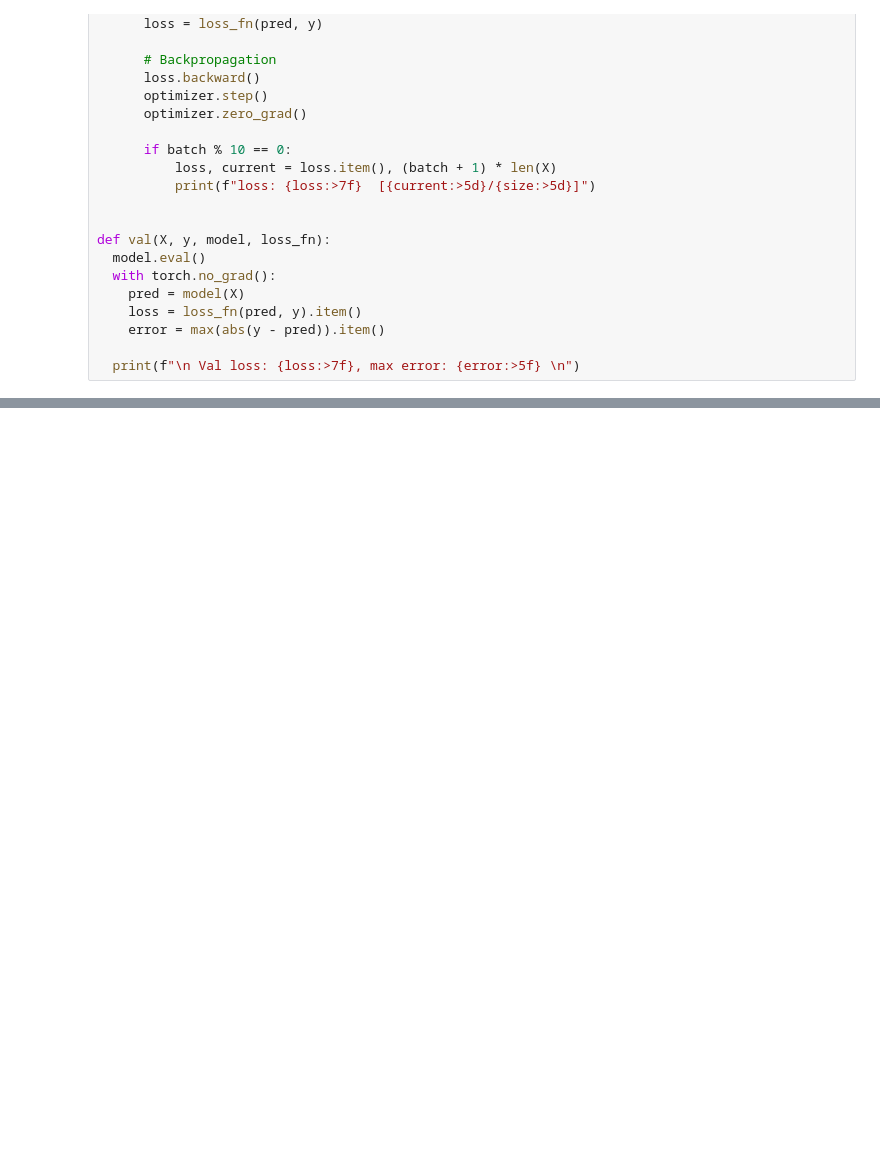
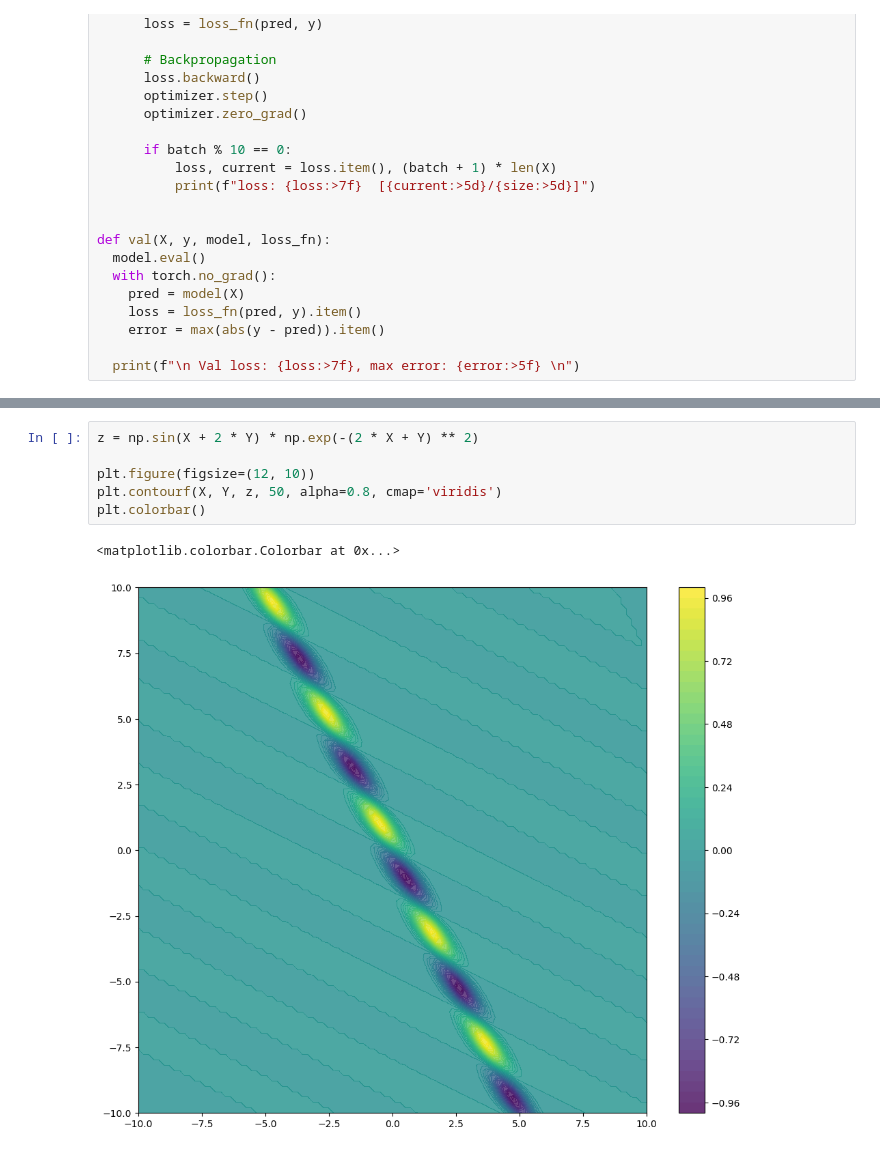
Before and after one commit to VladShajdulin/OTUS, a Jupyter notebook: home_work_2.ipynb, the cells around one changed output, grey strips where cells are left out. Drawn from its saved outputs; the diff is of its cells as text; blank space fills up the shorter version.

```diff
--- a/home_work_2.ipynb
+++ b/home_work_2.ipynb
@@ -126,0 +152,9 @@ tensor([[ 0.0000],
+# %%
+z = np.sin(X + 2 * Y) * np.exp(-(2 * X + Y) ** 2)
+
+plt.figure(figsize=(12, 10))
+plt.contourf(X, Y, z, 50, alpha=0.8, cmap='viridis')
+plt.colorbar()
+# %% [output]
+<matplotlib.colorbar.Colorbar at 0x...>
+[figure, added]
```
Also changed, not shown: parts of 10 cells of this notebook.
